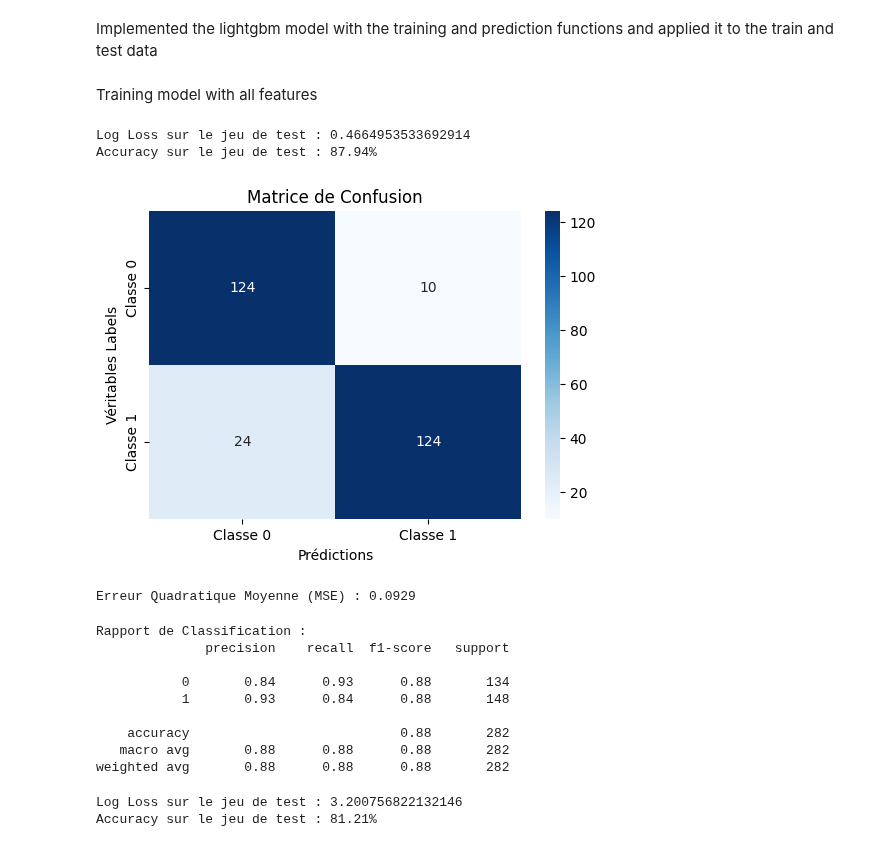
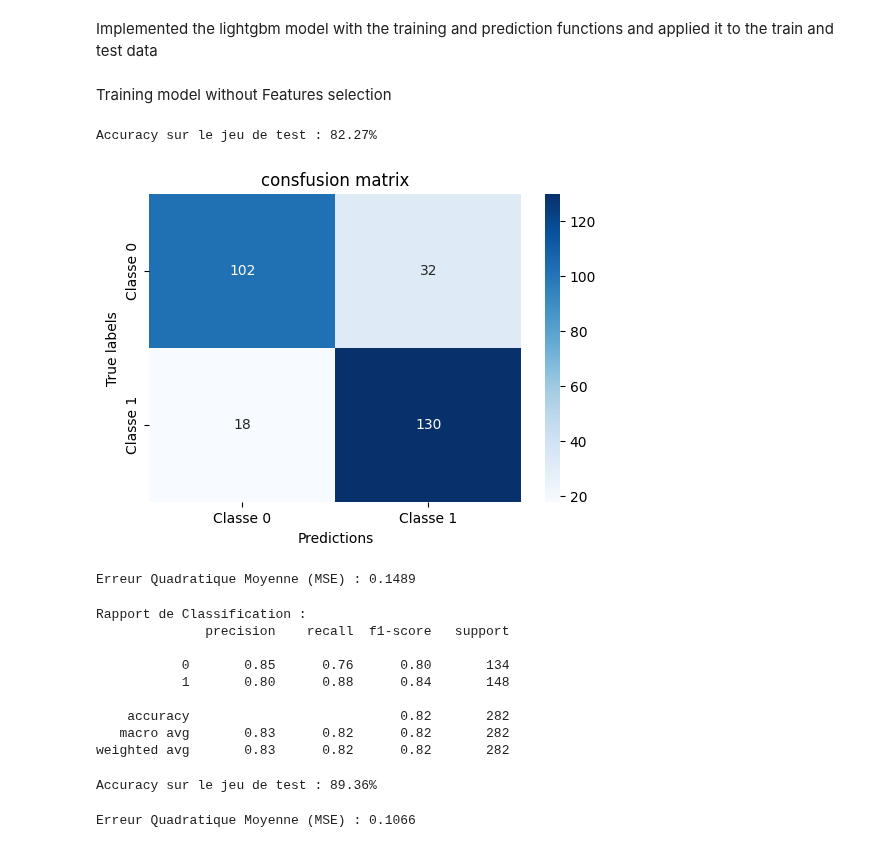
Before and after one commit to abdelaziz-belhachmi/Parkinson_Disease_Classification, a Jupyter notebook: notebooks/ML Models/LightGBM/lightGBM_scratch.ipynb, the cells around one changed output. Saved outputs shown, nothing was run; the diff lists cells and outputs as text; code cells hidden in the pictures.

```diff
--- a/notebooks/ML Models/LightGBM/lightGBM_scratch.ipynb
+++ b/notebooks/ML Models/LightGBM/lightGBM_scratch.ipynb
@@ -154,11 +156,11 @@ def predict_lightgbm(X, trees, initial_prediction, num_bins=64):
         y_pred[mask] += left_value
         y_pred[~mask] += right_value
 
-    return 1 / (1 + np.exp(-y_pred))
+    return expit(y_pred)
 # %% [markdown]
 Implemented the lightgbm model with the training and prediction functions and applied it to the train and test data
-# %% [markdown]
-Training model with  all features
+# %% [markdown]
+Training model without Features selection
 # %%
 
 X_train= df.drop(columns=['target']).values
@@ -166,38 +168,34 @@ y_train= df['target'].values
 X_test= df2.drop(columns=['target']).values
 y_test= df2['target'].values
 num_bins = 70
-learning_rate = 1.0
-num_trees = 100
+learning_rate = 0.1
+num_trees = 300
 trained_trees, initial_prediction = train_lightgbm(X_train, y_train, num_bins=num_bins, learning_rate=learning_rate, num_trees=num_trees)
 
 y_pred_test = predict_lightgbm(X_test, trained_trees, initial_prediction, num_bins=num_bins)
 
-loss = log_loss(y_test, y_pred_test)
-print(f"Log Loss sur le jeu de test : {loss}")
 accuracy = accuracy_score(y_test, (y_pred_test >= 0.5).astype(int))
 
 print(f"Accuracy sur le jeu de test : {accuracy * 100:.2f}%")
 # %% [output]
-Log Loss sur le jeu de test : 0.4664953533692914
-Accuracy sur le jeu de test : 87.94%
+Accuracy sur le jeu de test : 82.27%
 # %%
 conf_matrix = confusion_matrix(y_test, (y_pred_test >= 0.5).astype(int))
 
-# Affichage de la matrice de confusion
+# Plotting the confusion matrix
 plt.figure(figsize=(6, 4))
 sns.heatmap(conf_matrix, annot=True, fmt='d', cmap='Blues', xticklabels=["Classe 0", "Classe 1"], yticklabels=["Classe 0", "Classe 1"])
-plt.title("Matrice de Confusion")
-plt.xlabel("Prédictions")
-plt.ylabel("Véritables Labels")
+plt.title("consfusion matrix")
+plt.xlabel("Predictions")
+plt.ylabel("True labels")
 plt.show()
 # %% [output]
-[figure, old version]
+[figure, new version]
 # %%
-from sklearn.metrics import mean_squared_error
 mse = mean_squared_error(y_test, y_pred_test)
 print(f"Erreur Quadratique Moyenne (MSE) : {mse:.4f}")
 # %% [output]
-Erreur Quadratique Moyenne (MSE) : 0.0929
+Erreur Quadratique Moyenne (MSE) : 0.1489
 # %%
 class_report = classification_report(y_test, (y_pred_test >= 0.5).astype(int))
 print("Rapport de Classification :")
@@ -206,31 +204,33 @@ print(class_report)
 Rapport de Classification :
               precision    recall  f1-score   support
 
-           0       0.84      0.93      0.88       134
-           1       0.93      0.84      0.88       148
+           0       0.85      0.76      0.80       134
+           1       0.80      0.88      0.84       148
 
-    accuracy                           0.88       282
-   macro avg       0.88      0.88      0.88       282
-weighted avg       0.88      0.88      0.88       282
+    accuracy                           0.82       282
+   macro avg       0.83      0.82      0.82       282
+weighted avg       0.83      0.82      0.82       282
 # %%
 df1= pd.read_csv("../../../data/processed/train_filtered.csv")
 df_test=pd.read_csv("../../../data/processed/test_filtered.csv")
 X_train= df1.drop(columns=['target']).values
 y_train= df1['target'].values
-X_test= df_test.drop(columns=['target']).values
-y_test= df_test['target'].values
+X_test1= df_test.drop(columns=['target']).values
+y_test1= df_test['target'].values
 num_bins = 70
-learning_rate = 1.0
-num_trees = 100
+learning_rate = 0.1
+num_trees = 300
 trained_trees, initial_prediction = train_lightgbm(X_train, y_train, num_bins=num_bins, learning_rate=learning_rate, num_trees=num_trees)
 
-y_pred_test = predict_lightgbm(X_test, trained_trees, initial_prediction, num_bins=num_bins)
+y_pred_test1 = predict_lightgbm(X_test1, trained_trees, initial_prediction, num_bins=num_bins)
 
-loss = log_loss(y_test, y_pred_test)
-print(f"Log Loss sur le jeu de test : {loss}")
-accuracy = accuracy_score(y_test, (y_pred_test >= 0.5).astype(int))
+accuracy = accuracy_score(y_test1, (y_pred_test1 >= 0.5).astype(int))
 
 print(f"Accuracy sur le jeu de test : {accuracy * 100:.2f}%")
 # %% [output]
-Log Loss sur le jeu de test : 3.200756822132146
-Accuracy sur le jeu de test : 81.21%
+Accuracy sur le jeu de test : 89.36%
+# %%
+mse = mean_squared_error(y_test1, y_pred_test1)
+print(f"Erreur Quadratique Moyenne (MSE) : {mse:.4f}")
+# %% [output]
+Erreur Quadratique Moyenne (MSE) : 0.1066
```
Also changed, not shown: parts of 3 cells of this notebook, 3 other files.
